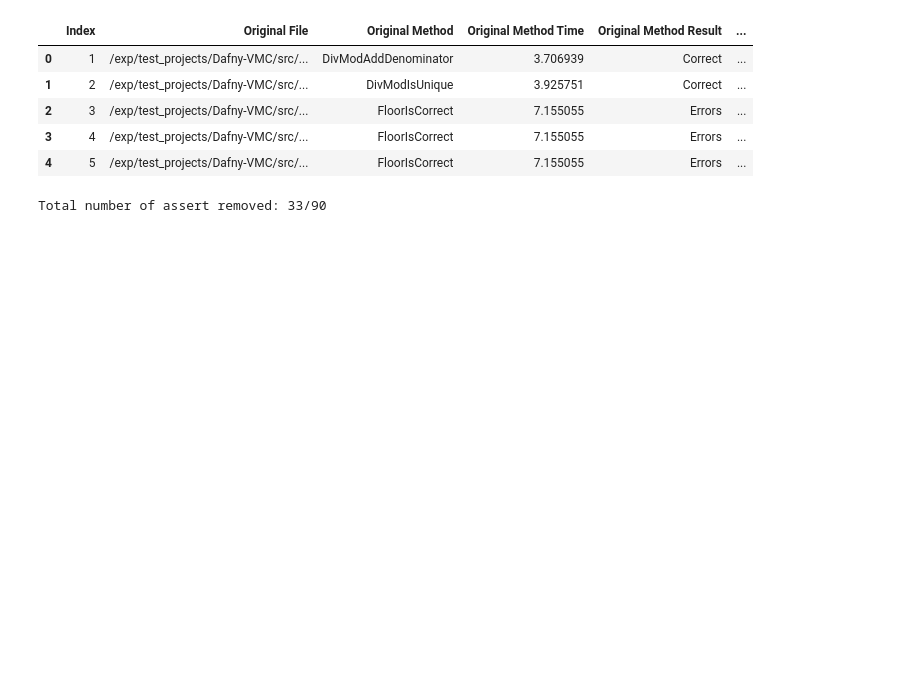
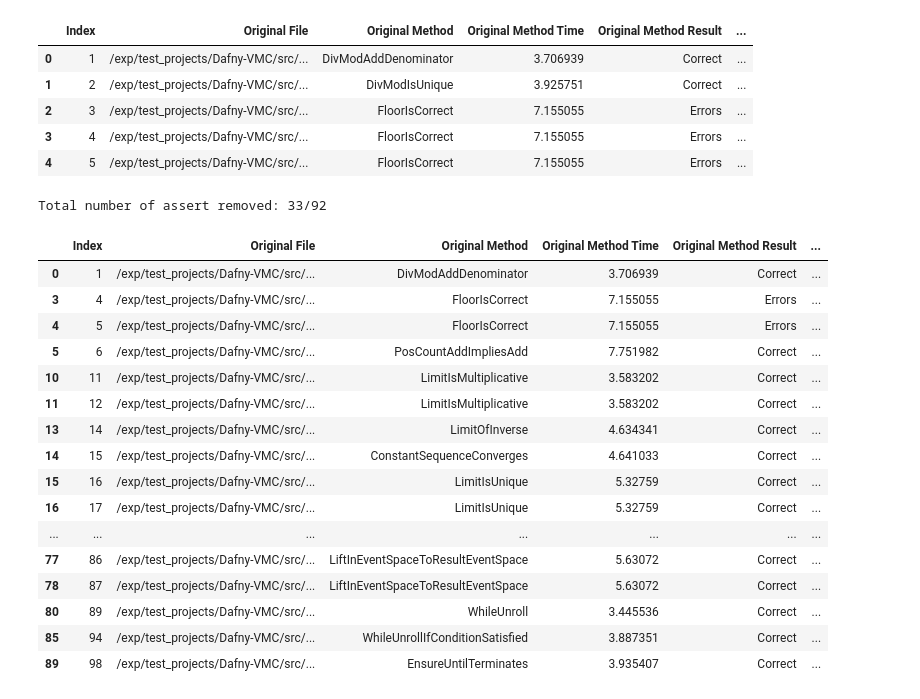
Before and after one commit to ricostynha1/dafny_laurel_repair, a Jupyter notebook: notebooks/pruning_analysis.ipynb, the cells around one changed output. Drawn from its saved outputs; the diff is of its cells as text; code cells hidden in the pictures; blank space fills up the shorter version.

```diff
--- a/notebooks/pruning_analysis.ipynb
+++ b/notebooks/pruning_analysis.ipynb
@@ -17,10 +22,28 @@ df.head()
 | 3 | 4 | /exp/test_projects/Dafny-VMC/src/... | FloorIsCorrect | 7.155055 | Errors | ... |
 | 4 | 5 | /exp/test_projects/Dafny-VMC/src/... | FloorIsCorrect | 7.155055 | Errors | ... |
 # %%
-FILEPATH_NON_VERIFIED = "../results/non_verified.csv"
+FILEPATH_NON_VERIFIED = f"../results/non_verified_{PROJECT}.csv"
 nan_count = df["Time Difference"].isna().sum()
 print(f"Total number of assert removed: {nan_count}/{len(df)}")
 df_non_verified = df[df["Time Difference"].isna()]
 df_non_verified.to_csv(FILEPATH_NON_VERIFIED, index=False)
+df_non_verified
 # %% [output]
-Total number of assert removed: 33/90
+Total number of assert removed: 33/92
+|  | Index | Original File | Original Method | Original Method Time | Original Method Result | ... |
+| 0 | 1 | /exp/test_projects/Dafny-VMC/src/... | DivModAddDenominator | 3.706939 | Correct | ... |
+| 3 | 4 | /exp/test_projects/Dafny-VMC/src/... | FloorIsCorrect | 7.155055 | Errors | ... |
+| 4 | 5 | /exp/test_projects/Dafny-VMC/src/... | FloorIsCorrect | 7.155055 | Errors | ... |
+| 5 | 6 | /exp/test_projects/Dafny-VMC/src/... | PosCountAddImpliesAdd | 7.751982 | Correct | ... |
+| 10 | 11 | /exp/test_projects/Dafny-VMC/src/... | LimitIsMultiplicative | 3.583202 | Correct | ... |
+| 11 | 12 | /exp/test_projects/Dafny-VMC/src/... | LimitIsMultiplicative | 3.583202 | Correct | ... |
+| 13 | 14 | /exp/test_projects/Dafny-VMC/src/... | LimitOfInverse | 4.634341 | Correct | ... |
+| 14 | 15 | /exp/test_projects/Dafny-VMC/src/... | ConstantSequenceConverges | 4.641033 | Correct | ... |
+| 15 | 16 | /exp/test_projects/Dafny-VMC/src/... | LimitIsUnique | 5.32759 | Correct | ... |
+| 16 | 17 | /exp/test_projects/Dafny-VMC/src/... | LimitIsUnique | 5.32759 | Correct | ... |
+| ... | ... | ... | ... | ... | ... | ... |
+| 77 | 86 | /exp/test_projects/Dafny-VMC/src/... | LiftInEventSpaceToResultEventSpace | 5.63072 | Correct | ... |
+| 78 | 87 | /exp/test_projects/Dafny-VMC/src/... | LiftInEventSpaceToResultEventSpace | 5.63072 | Correct | ... |
+| 80 | 89 | /exp/test_projects/Dafny-VMC/src/... | WhileUnroll | 3.445536 | Correct | ... |
+| 85 | 94 | /exp/test_projects/Dafny-VMC/src/... | WhileUnrollIfConditionSatisfied | 3.887351 | Correct | ... |
+| 89 | 98 | /exp/test_projects/Dafny-VMC/src/... | EnsureUntilTerminates | 3.935407 | Correct | ... |
```
Also changed, not shown: parts of 7 cells of this notebook, 17 other files.
